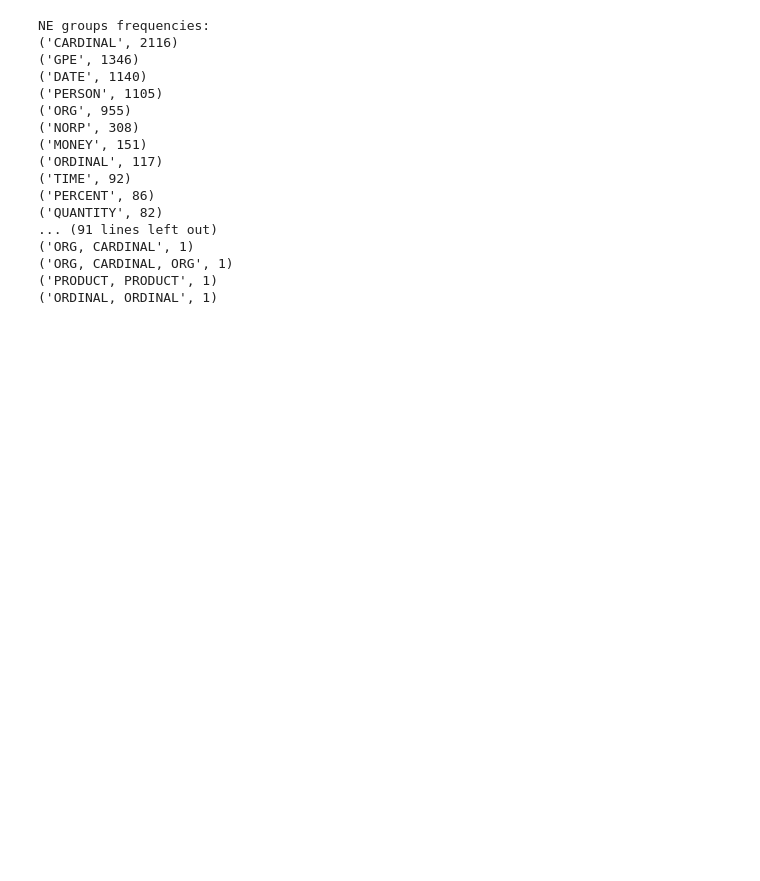
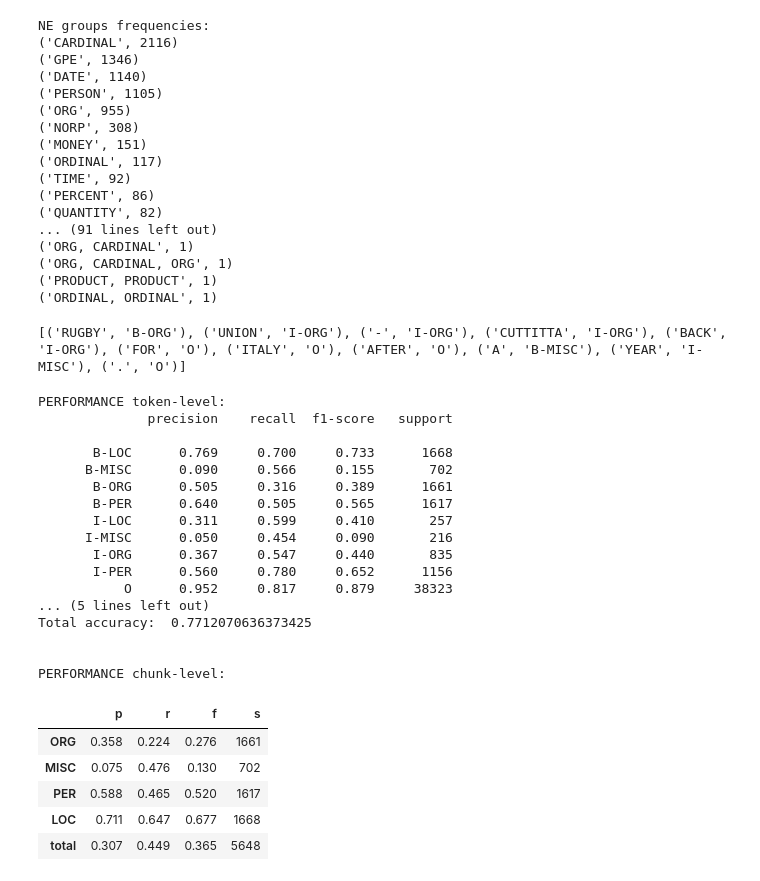
Before and after one commit to Bentley97/NLU_Second_Assignment, a Jupyter notebook: SecondAssignment.ipynb, the cells around one changed output. Cells and saved outputs as stored; diff of their text form; code cells hidden in the pictures; blank space fills up the shorter version.

```diff
--- a/SecondAssignment.ipynb
+++ b/SecondAssignment.ipynb
@@ -327,14 +450,83 @@ def extend_NE_to_compounds(doc):
+# %%
+##### NON SERVE PIù
+
+
+import spacy
+tests = "RUGBY UNION - CUTTITTA BACK FOR ITALY AFTER A YEAR ."
+test_sent = "He said a proposal last month by EU Farm Commissioner Franz Fischler to ban sheep brains ."
+test_sent2 = "Apple's Steve Jobs died in 2011 in Palo Alto, California ."
+
+nlp = spacy.load("en_core_web_sm")
+doc = nlp(tests)
+
+print(extend_NE_to_compounds(doc))
+# %% [output]
+[('RUGBY', 'B-ORG'), ('UNION', 'I-ORG'), ('-', 'I-ORG'), ('CUTTITTA', 'I-ORG'), ('BACK', 'I-ORG'), ('FOR', 'O'), ('ITALY', 'O'), ('AFTER', 'O'), ('A', 'B-MISC'), ('YEAR', 'I-MISC'), ('.', 'O')]
 # %%
 import spacy
 
 nlp = spacy.load("en_core_web_sm")
 
+hyps_extended = []
+refs_extended = []
+
 for sent in raw_corpus:
   sentence = " ".join([elem[0].split(" ")[0] for elem in sent])
+  refs_extended.append(build_references(sentence))
 
   doc = nlp(sentence)
 
   # reassemble tokens according to whitespace_
   doc = reassemble_tokens(doc)
 
+  # extend entity spans to compound spans
   hyps_extended.append(extend_NE_to_compounds(doc))
+
+
+
+### adapt hypoteses and references to sklear input format
+hyps_for_sklearn_extended = convert_in_ordered_list_of_label(hyps_extended)
+refs_for_sklearn_extended = convert_in_ordered_list_of_label(refs_extended)
+
+### extract labels present
+labels = sorted(list(set(refs_for_sklearn_extended)))
+
+
+### total accuracy is labeld as accuracy
+print("PERFORMANCE token-level:")
+print(classification_report(refs_for_sklearn_extended, hyps_for_sklearn_extended, labels=labels, digits=3))
+
+print("Total accuracy: ",accuracy_score(refs_for_sklearn_extended,hyps_for_sklearn_extended))
+
+
+results = evaluate(refs_extended, hyps_extended)
+
+print("")
+print("")
+print("PERFORMANCE chunk-level:")
+pd_tbl = pd.DataFrame().from_dict(results, orient='index')
+pd_tbl.round(decimals=3)
+# %% [output]
+PERFORMANCE token-level:
+              precision    recall  f1-score   support
+
+       B-LOC      0.769     0.700     0.733      1668
+      B-MISC      0.090     0.566     0.155       702
+       B-ORG      0.505     0.316     0.389      1661
+       B-PER      0.640     0.505     0.565      1617
+       I-LOC      0.311     0.599     0.410       257
+      I-MISC      0.050     0.454     0.090       216
+       I-ORG      0.367     0.547     0.440       835
+       I-PER      0.560     0.780     0.652      1156
+           O      0.952     0.817     0.879     38323
+... (5 lines left out)
+Total accuracy:  0.7712070636373425
+
+
+PERFORMANCE chunk-level:
+|  | p | r | f | s |
+| ORG | 0.358 | 0.224 | 0.276 | 1661 |
+| MISC | 0.075 | 0.476 | 0.130 | 702 |
+| PER | 0.588 | 0.465 | 0.520 | 1617 |
+| LOC | 0.711 | 0.647 | 0.677 | 1668 |
+| total | 0.307 | 0.449 | 0.365 | 5648 |
```
Also changed, not shown: parts of 6 cells of this notebook.
